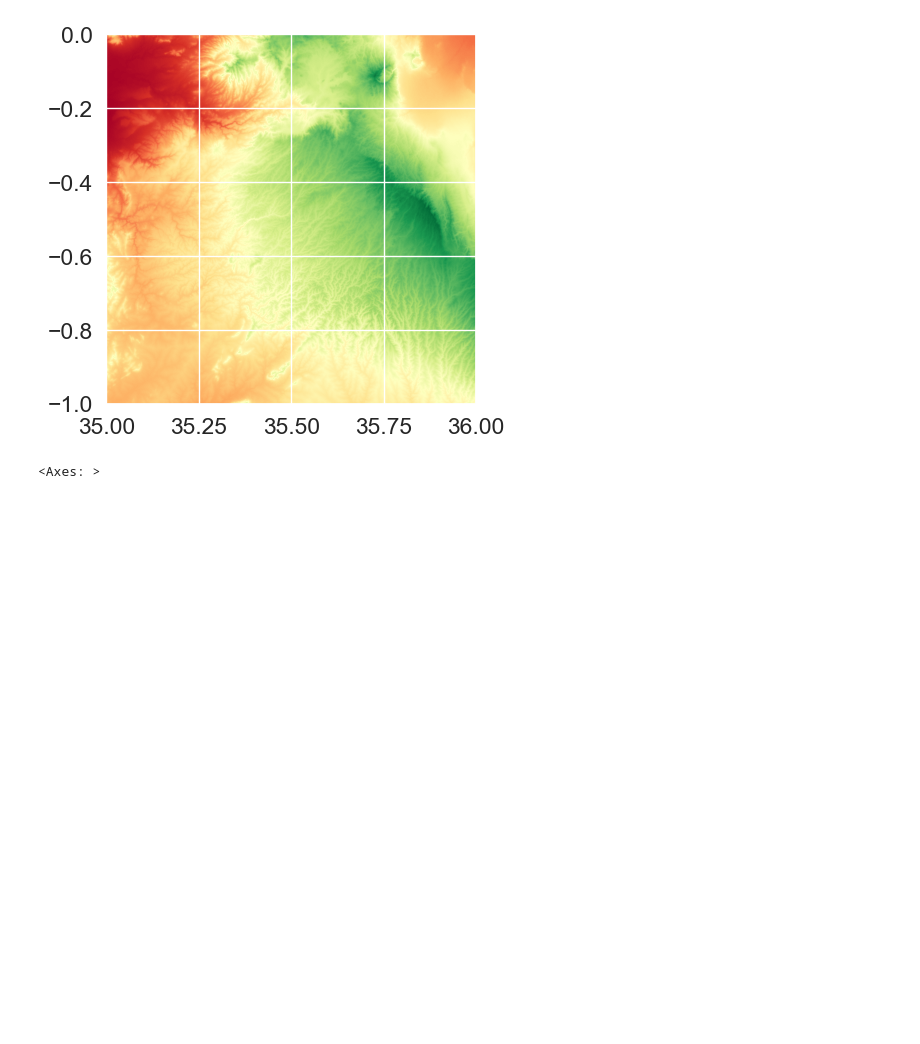
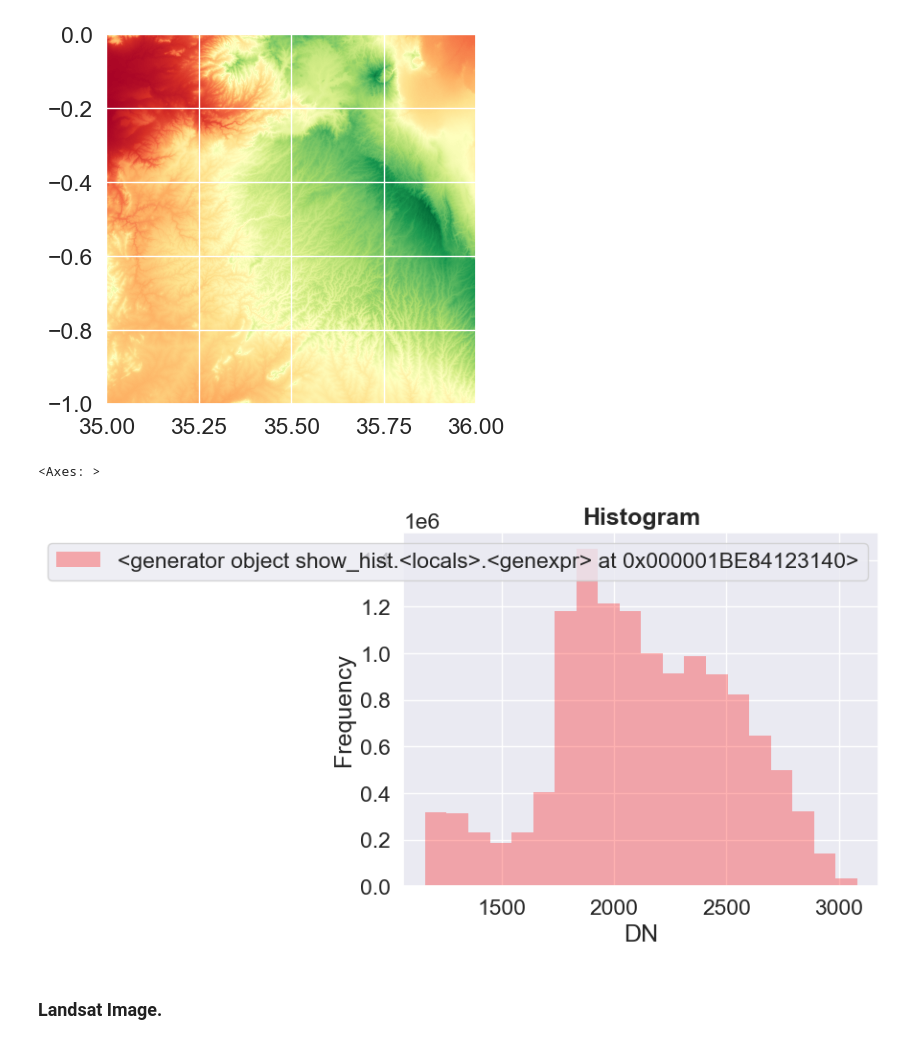
Before and after one commit to kechcole/Machine-Learning, a Jupyter notebook: Notebooks/Image_Processing/2.Image_processing_with_Rasterio.ipynb, the cells around one changed output. Drawn from its saved outputs; the diff is of its cells as text; code cells hidden in the pictures; blank space fills up the shorter version.

```diff
--- a/Notebooks/Image_Processing/2.Image_processing_with_Rasterio.ipynb
+++ b/Notebooks/Image_Processing/2.Image_processing_with_Rasterio.ipynb
@@ -61,3 +62,12 @@ show(dem,cmap='RdYlGn')
 # %% [output]
 [figure]
 <Axes: >
+# %%
+# Plot a histogram of pixel value distribution
+
+show_hist(dem, bins=20, lw=0.0, stacked=False, alpha=0.3,
+        histtype='stepfilled', title="Histogram")
+# %% [output]
+[figure, added]
+# %% [markdown]
+### Landsat Image.
```
Also changed, not shown: parts of 3 cells of this notebook.
